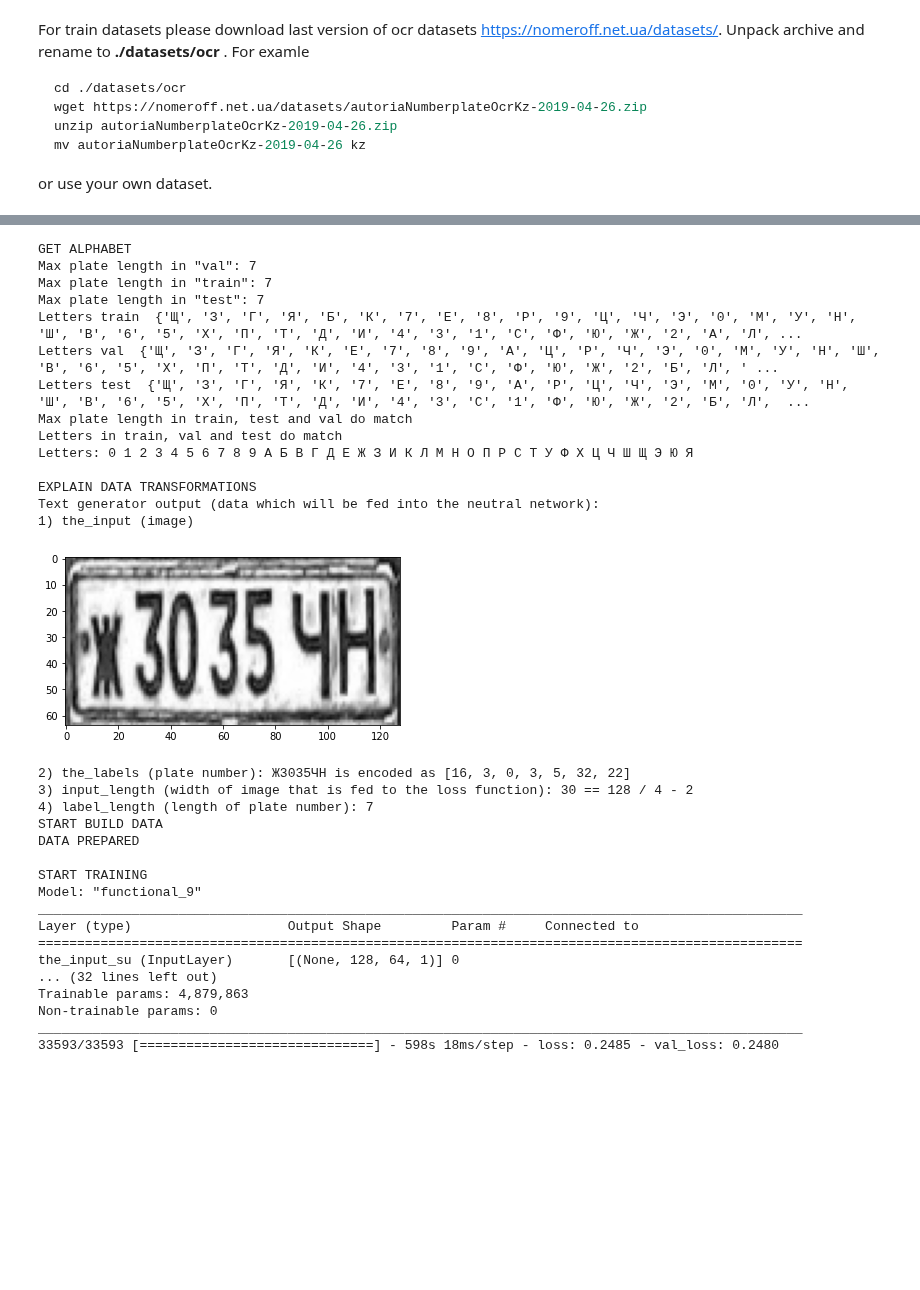
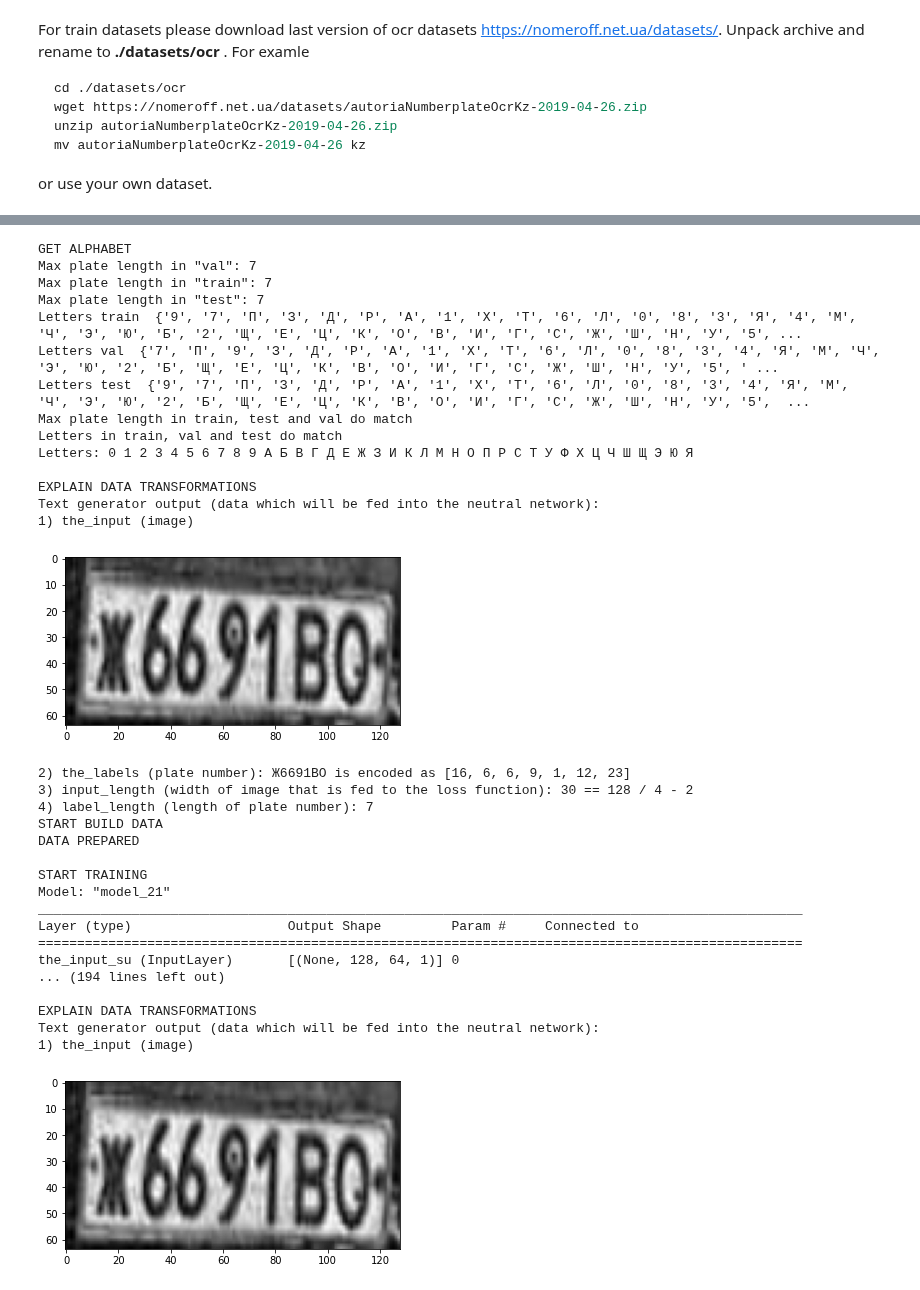
Before and after one commit to ria-com/nomeroff-net, a Jupyter notebook: train/ocr-su.ipynb, the cells around one changed output, grey strips where cells are left out. Drawn from its saved outputs; the diff is of its cells as text; code cells hidden in the pictures; blank space fills up the shorter version.

Commit message:
Add updated su model

```diff
--- a/train/ocr-su.ipynb
+++ b/train/ocr-su.ipynb
@@ -76,41 +118,45 @@ ocrTextDetector.save(RESULT_MODEL_PATH, verbose=True)
 # %%
 # Train with aug
-ocrTextDetector = su()
-ocrTextDetector.EPOCHS = 1
+for i in range(3):
+    ocrTextDetector = su()
+    ocrTextDetector.EPOCHS = 2
 
-model = ocrTextDetector.prepare(PATH_TO_DATASET, use_aug=True)
+    model = ocrTextDetector.prepare(PATH_TO_DATASET, use_aug=True)
 
-model = ocrTextDetector.train(load_last_weights=True)
+    model = ocrTextDetector.train(load_last_weights=True)
+
+    ocrTextDetector.test(verbose=True)
 # %% [output]
 GET ALPHABET
 Max plate length in "val": 7
 Max plate length in "train": 7
 Max plate length in "test": 7
-Letters train  {'Щ', 'З', 'Г', 'Я', 'Б', 'К', '7', 'Е', '8', 'Р', '9', 'Ц', 'Ч', 'Э', '0', 'М', 'У', 'Н', 'Ш', 'В', '6', '5', 'Х', 'П', 'Т', 'Д', 'И', '4', '3', '1', 'С', 'Ф', 'Ю', 'Ж', '2', 'А', 'Л', ...
-Letters val  {'Щ', 'З', 'Г', 'Я', 'К', 'Е', '7', '8', '9', 'А', 'Ц', 'Р', 'Ч', 'Э', '0', 'М', 'У', 'Н', 'Ш', 'В', '6', '5', 'Х', 'П', 'Т', 'Д', 'И', '4', '3', '1', 'С', 'Ф', 'Ю', 'Ж', '2', 'Б', 'Л', ' ...
-Letters test  {'Щ', 'З', 'Г', 'Я', 'К', '7', 'Е', '8', '9', 'А', 'Р', 'Ц', 'Ч', 'Э', 'М', '0', 'У', 'Н', 'Ш', 'В', '6', '5', 'Х', 'П', 'Т', 'Д', 'И', '4', '3', 'С', '1', 'Ф', 'Ю', 'Ж', '2', 'Б', 'Л',  ...
+Letters train  {'9', '7', 'П', 'З', 'Д', 'Р', 'А', '1', 'Х', 'Т', '6', 'Л', '0', '8', '3', 'Я', '4', 'М', 'Ч', 'Э', 'Ю', 'Б', '2', 'Щ', 'Е', 'Ц', 'К', 'О', 'В', 'И', 'Г', 'С', 'Ж', 'Ш', 'Н', 'У', '5', ...
+Letters val  {'7', 'П', '9', 'З', 'Д', 'Р', 'А', '1', 'Х', 'Т', '6', 'Л', '0', '8', '3', '4', 'Я', 'М', 'Ч', 'Э', 'Ю', '2', 'Б', 'Щ', 'Е', 'Ц', 'К', 'В', 'О', 'И', 'Г', 'С', 'Ж', 'Ш', 'Н', 'У', '5', ' ...
+Letters test  {'9', '7', 'П', 'З', 'Д', 'Р', 'А', '1', 'Х', 'Т', '6', 'Л', '0', '8', '3', '4', 'Я', 'М', 'Ч', 'Э', 'Ю', '2', 'Б', 'Щ', 'Е', 'Ц', 'К', 'В', 'О', 'И', 'Г', 'С', 'Ж', 'Ш', 'Н', 'У', '5',  ...
 Max plate length in train, test and val do match
 Letters in train, val and test do match
 Letters: 0 1 2 3 4 5 6 7 8 9 А Б В Г Д Е Ж З И К Л М Н О П Р С Т У Ф Х Ц Ч Ш Щ Э Ю Я
 
 EXPLAIN DATA TRANSFORMATIONS
 Text generator output (data which will be fed into the neutral network):
 1) the_input (image)
-[figure, old version]
+[figure, new version]
-2) the_labels (plate number): Ж3035ЧН is encoded as [16, 3, 0, 3, 5, 32, 22]
+2) the_labels (plate number): Ж6691ВО is encoded as [16, 6, 6, 9, 1, 12, 23]
 3) input_length (width of image that is fed to the loss function): 30 == 128 / 4 - 2
 4) label_length (length of plate number): 7
 START BUILD DATA
 DATA PREPARED
 
 START TRAINING
-Model: "functional_9"
+Model: "model_21"
 __________________________________________________________________________________________________
 Layer (type)                    Output Shape         Param #     Connected to
 ==================================================================================================
 the_input_su (InputLayer)       [(None, 128, 64, 1)] 0
-... (32 lines left out)
-Trainable params: 4,879,863
-Non-trainable params: 0
-__________________________________________________________________________________________________
-33593/33593 [==============================] - 598s 18ms/step - loss: 0.2485 - val_loss: 0.2480
+... (194 lines left out)
+
+EXPLAIN DATA TRANSFORMATIONS
+Text generator output (data which will be fed into the neutral network):
+1) the_input (image)
+[figure, added]
```
Also changed, not shown: parts of 10 cells of this notebook, 1 other file.
